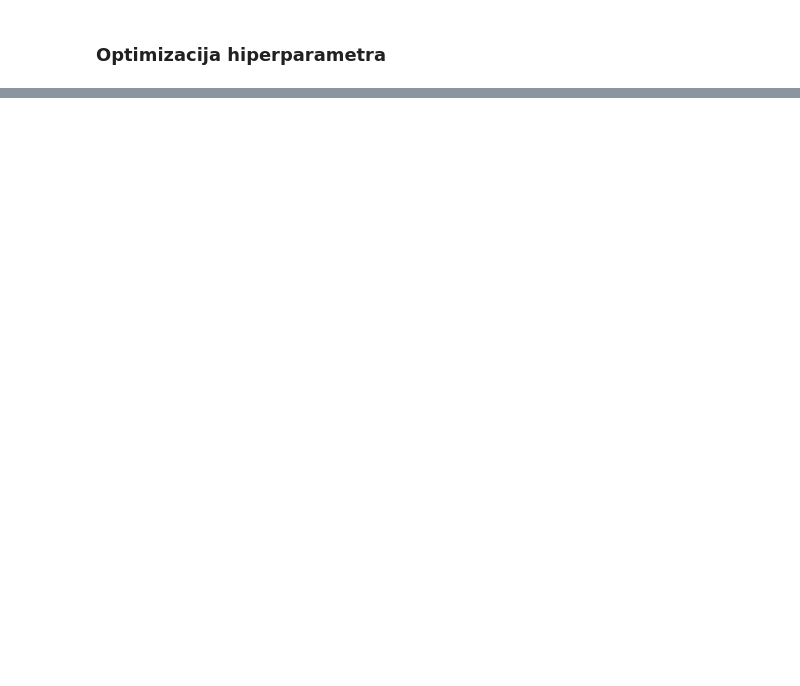
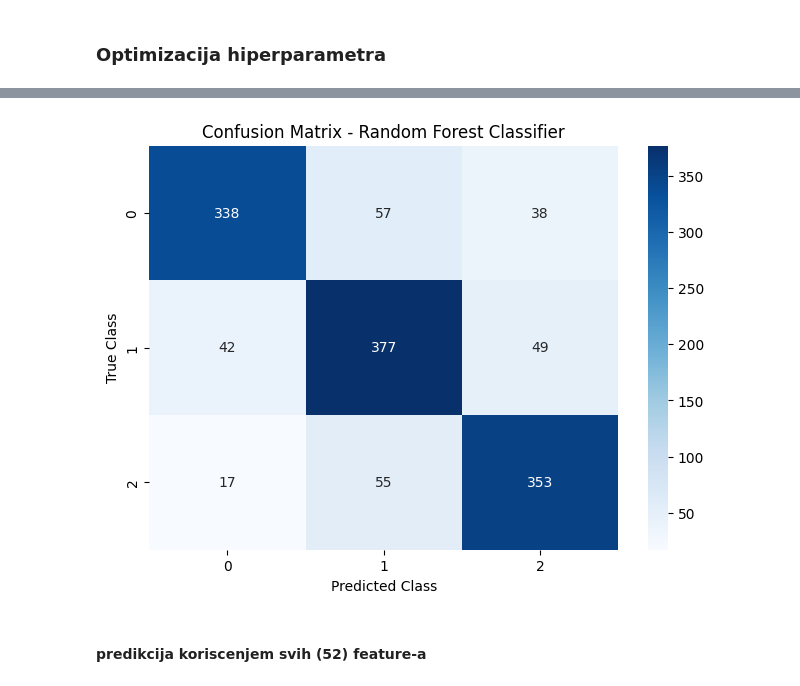
Before and after one commit to umilic16/1.-projekat, a Jupyter notebook: main.ipynb, the cells around one changed output, grey strips where cells are left out. Drawn from its saved outputs; the diff is of its cells as text; code cells hidden in the pictures; blank space fills up the shorter version.

```diff
--- a/main.ipynb
+++ b/main.ipynb
@@ -944,0 +967,7 @@ print("Best Accuracy: ", grid_search.best_score_)
+# %%
+importance = rfc3.feature_importances_
+en_imp = [(i, v) for i, v in enumerate(importance)]
+sorted_en_imp = sorted(en_imp, key=lambda x: x[1], reverse=True)
+
+for i, v in sorted_en_imp:
+    print(f"Column: {X_test2_std.columns[i]}, Value: {v}")
@@ -944,0 +1000,12 @@ print("Best Accuracy: ", grid_search.best_score_)
+# %%
+top_features = [X_test2_std.columns[i] for i, v in sorted_en_imp[:13]]
+
+X_train3 = X_train2_std[top_features]
+X_test3 = X_test2_std[top_features]
+
+rfc4 = RandomForestClassifier(random_state=42, n_jobs=-1)
+model = rfc4.fit(X_train3, y_train2)
+y_predict4 = rfc4.predict(X_test3)
+
+report = classification_report(y_test2, y_predict4)
+print(report)
@@ -944,0 +1022,11 @@ print("Best Accuracy: ", grid_search.best_score_)
+# %%
+matrix = confusion_matrix(y_test2, y_predict4)
+dataframe = pd.DataFrame(matrix, index=knn.classes_, columns=knn.classes_)
+sns.heatmap(dataframe, annot=True, cmap="Blues", fmt='d')
+plt.title("Confusion Matrix - Random Forest Classifier"), plt.tight_layout()
+plt.ylabel("True Class"), plt.xlabel("Predicted Class")
+plt.show()
+# %% [output]
+[figure, added]
+# %% [markdown]
+#### predikcija koriscenjem svih (52) feature-a
```
Also changed, not shown: parts of 49 cells of this notebook.
